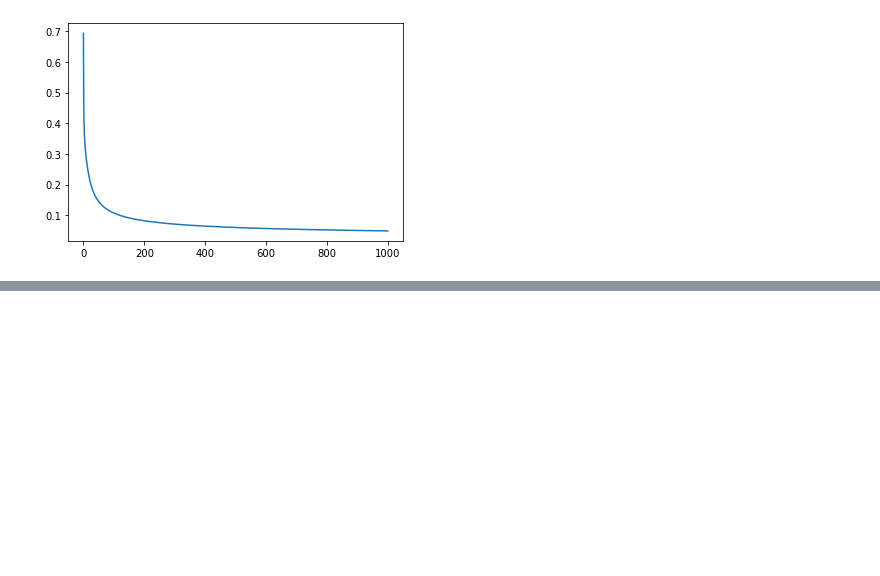
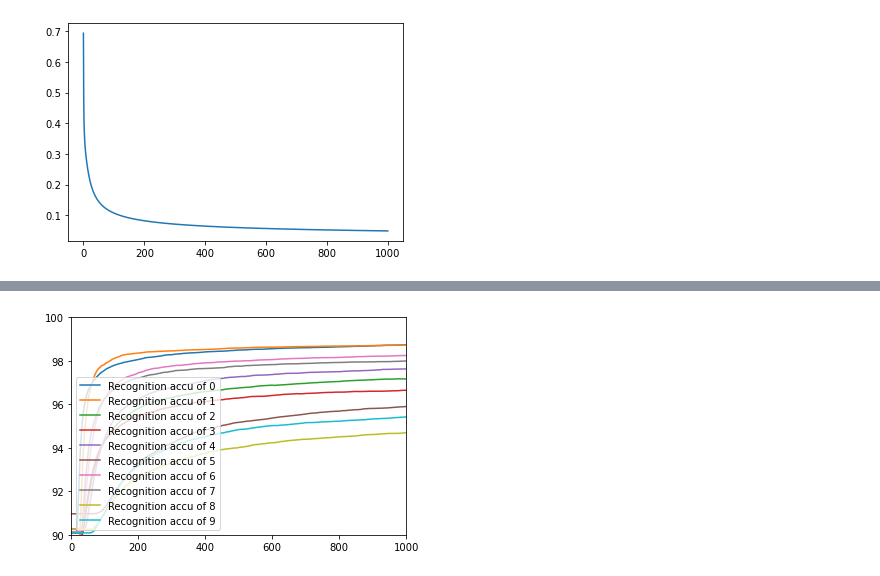
Before and after one commit to ShinATK/JupyterNotebook, a Jupyter notebook: Artificial_Synaptic_Neural_Network/NN.ipynb, the cells around one changed output, grey strips where cells are left out. Saved outputs shown, nothing was run; the diff lists cells and outputs as text; code cells hidden in the pictures; blank space fills up the shorter version.

```diff
--- a/Artificial_Synaptic_Neural_Network/NN.ipynb
+++ b/Artificial_Synaptic_Neural_Network/NN.ipynb
@@ -274,0 +302,9 @@ plt.show()
+# %%
+for i in range(10):
+    plt.plot(regnum_accu[i], label=f"Recognition accu of {i}")
+plt.xlim(0, 1000)
+plt.ylim(90, 100)
+plt.legend(loc=3)
+plt.show()
+# %% [output]
+[figure, added]
```
Also changed, not shown: parts of 4 cells of this notebook, 3 other files.
